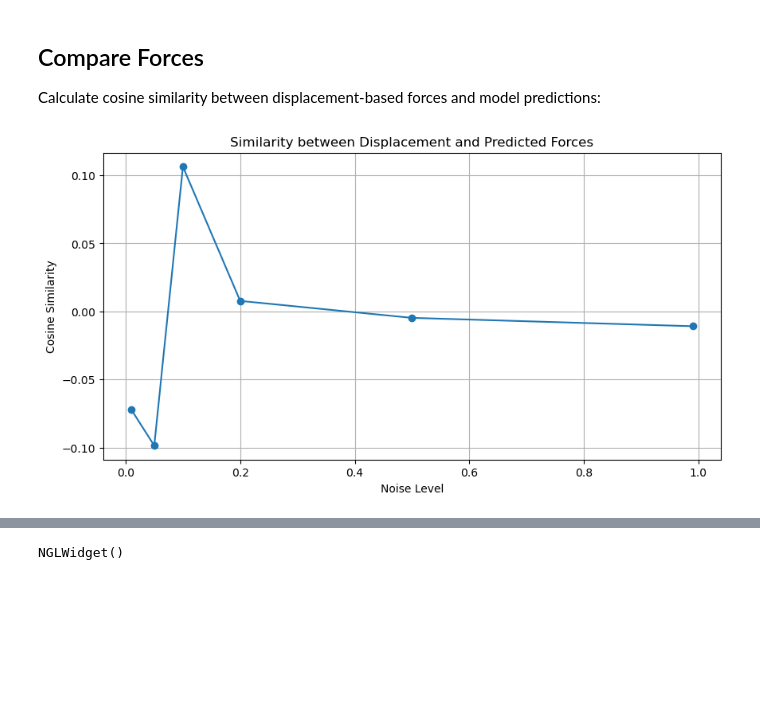
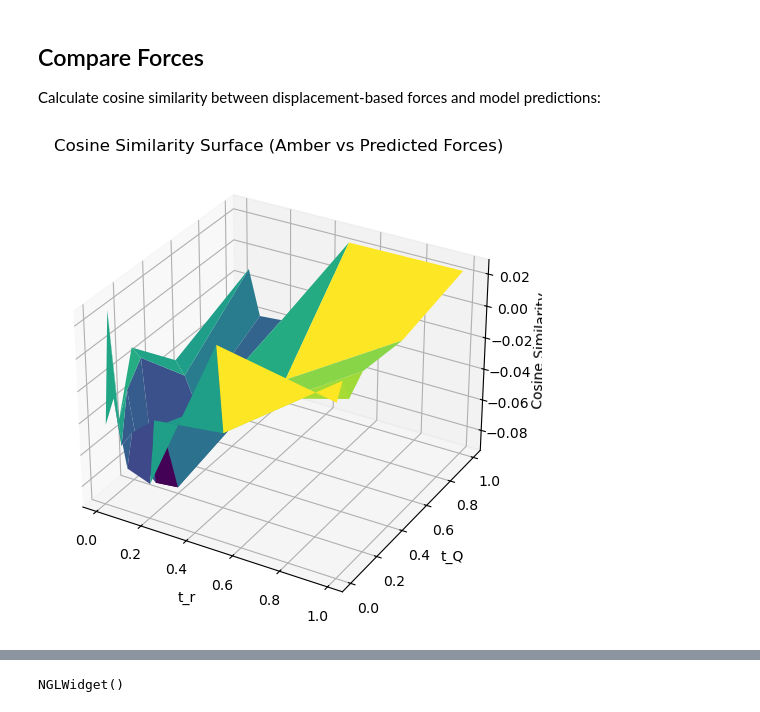
Before and after one commit to ishan-gaur/bioemu-tps, a Jupyter notebook: notebooks/force_predictions_debug.ipynb, the cells around one changed output, grey strips where cells are left out. Drawn from its saved outputs; the diff is of its cells as text; code cells hidden in the pictures; blank space fills up the shorter version.

```diff
--- a/notebooks/force_predictions_debug.ipynb
+++ b/notebooks/force_predictions_debug.ipynb
@@ -92,3 +83,14 @@ for t in noise_levels:
+# %%
+# Get model predictions at different noise levels
+noise_levels_r = [0.01, 0.05, 0.1, 0.2, 0.5, 0.99]
+noise_levels_Q = [0.01, 0.05, 0.1, 0.2, 0.5, 0.99]
+predicted_forces = {}
+
+from itertools import product
+for t_r, t_Q in list(product(noise_levels_r, noise_levels_Q)):
+    score = bioemu_interpolator.get_forces(start_frame_FAbX.cuda(), t=t_r, t_r=t_r, t_Q=t_Q, return_rigid=False)
+    # score /= torch.linalg.vector_norm(score, dim=-1, keepdim=True)
+    predicted_forces[(t_r, t_Q)] = score.detach().cpu()
 # %% [markdown]
 ## Visualize Structure and Forces
 # %%
@@ -104,7 +106,7 @@ backbone_indices = np.where(backbone_mask)[0]  # indices of backbone atoms
 
 # 3. Get the backbone coordinates and forces
 coords_backbone = coords_all_ang[backbone_indices]  # shape (N_backbone, 3)
-forces_backbone = predicted_forces[0.05].squeeze().cpu().numpy()
+forces_backbone = predicted_forces[(0.2, 0.99)].squeeze().cpu().numpy()
 
 traj = md.Trajectory(coords_all_ang[None, :, :] / 10, topology)
 
@@ -115,6 +117,7 @@ view.add_ball_and_stick()
 for i, idx in enumerate(backbone_indices):
     start = coords_all_ang[idx]  # in Angstroms
     start_nm = start / 10    # convert to nm for MDTraj
+    print(start.shape, forces_backbone.shape)
     end_nm = start_nm + (forces_backbone[i] / 10) * scale  # scale force and convert to nm
     view.shape.add_arrow(start_nm * 10, end_nm * 10, [1, 0, 0], 0.2)  # nglview expects Å
 
@@ -220,63 +240,59 @@ Force magnitudes (first 5 atoms): [0.18617223 1.3195617  1.4917045  1.171056   0
 
 Calculate cosine similarity between displacement-based forces and model predictions:
 # %%
-similarities = {}
-for t, forces_FAbX in predicted_forces.items():
-    similarity = torch.einsum("fax,fax->fa", amber_forces_FAbX, forces_FAbX)
-    similarity /= torch.linalg.vector_norm(amber_forces_FAbX, dim=-1) * torch.linalg.vector_norm(forces_FAbX, dim=-1)
-    similarities[t] = similarity.mean().item()
+from mpl_toolkits.mplot3d import Axes3D
 
-plt.figure(figsize=(10, 5))
-plt.plot(list(similarities.keys()), list(similarities.values()), 'o-')
-plt.xlabel("Noise Level")
-plt.ylabel("Cosine Similarity")
-plt.title("Similarity between Displacement and Predicted Forces")
-plt.grid(True)
+# 1. Cosine similarity surface plot over (t_r, t_Q)
+similarities = np.zeros((len(noise_levels_r), len(noise_levels_Q)))
+for i, t_r in enumerate(noise_levels_r):
+    for j, t_Q in enumerate(noise_levels_Q):
+        forces_FAbX = predicted_forces[(t_r, t_Q)]
+        similarity = torch.einsum("fax,fax->fa", amber_forces_FAbX, forces_FAbX)
+        similarity /= torch.linalg.vector_norm(amber_forces_FAbX, dim=-1) * torch.linalg.vector_norm(forces_FAbX, dim=-1)
+        similarities[i, j] = similarity.mean().item()
+
+T_R, T_Q = np.meshgrid(noise_levels_r, noise_levels_Q, indexing='ij')
+fig = plt.figure(figsize=(8, 6))
+ax = fig.add_subplot(111, projection='3d')
+ax.plot_surface(T_R, T_Q, similarities, cmap='viridis')
+ax.set_xlabel('t_r')
+ax.set_ylabel('t_Q')
+ax.set_zlabel('Cosine Similarity')
+ax.set_title('Cosine Similarity Surface (Amber vs Predicted Forces)')
 plt.show()
 
-# Create scatter plot comparing force magnitudes
+# 2. Scatter plot for force magnitudes, only for (t, t)
 plt.figure(figsize=(10, 5))
-for t, forces_FAbX in predicted_forces.items():
-    amber_force_mags = torch.linalg.vector_norm(amber_forces_FAbX, dim=-1).flatten()
-    pred_force_mags = torch.linalg.vector_norm(forces_FAbX, dim=-1).flatten()
-    plt.scatter(amber_force_mags, pred_force_mags, alpha=0.5, label=f'Noise={t}')
-
+for t in noise_levels_r:
+    if (t, t) in predicted_forces:
+        forces_FAbX = predicted_forces[(t, t)]
+        amber_force_mags = torch.linalg.vector_norm(amber_forces_FAbX, dim=-1).flatten()
+        pred_force_mags = torch.linalg.vector_norm(forces_FAbX, dim=-1).flatten()
+        plt.scatter(amber_force_mags, pred_force_mags, alpha=0.5, label=f'Noise={t}')
 plt.plot([0, amber_force_mags.max()], [0, amber_force_mags.max()], 'k--', label='y=x')
 plt.xlabel('Amber Force Magnitude')
 plt.ylabel('Predicted Force Magnitude')
-plt.title('Force Magnitude Comparison')
+plt.title('Force Magnitude Comparison (t_r = t_Q)')
 plt.legend()
 plt.grid(True)
 plt.show()
 
-
-# Create scatter plot comparing force magnitudes
+# 3. Normalized scatter plot for (t, t) only
 plt.figure(figsize=(10, 5))
-for t, forces_FAbX in predicted_forces.items():
-    amber_force_mags = torch.linalg.vector_norm(amber_forces_FAbX, dim=-1).flatten()
-    pred_force_mags = torch.linalg.vector_norm(forces_FAbX, dim=-1).flatten()
-
-    # # Normalize to [0,1] range
-    # amber_force_mags = amber_force_mags / amber_force_mags.max()
-    # pred_force_mags = pred_force_mags / pred_force_mags.max()
-
-    # # Filter out points with predicted force magnitude > 0.2
-    # mask = pred_force_mags <= 0.2
-    # amber_force_mags = amber_force_mags[mask]
-    # pred_force_mags = pred_force_mags[mask]
-
-    # # normalize again (after removing outliers)
-    amber_force_mags = (amber_force_mags - amber_force_mags.min())/ (amber_force_mags.max() - amber_force_mags.min())
-    pred_force_mags = (pred_force_mags - pred_force_mags.min()) / (pred_force_mags.max() - pred_force_mags.min())
-
-    plt.scatter(amber_force_mags, pred_force_mags, alpha=0.5, label=f'Noise={t}')
-
+for t in noise_levels_r:
+    if (t, t) in predicted_forces:
+        forces_FAbX = predicted_forces[(t, t)]
+        amber_force_mags = torch.linalg.vector_norm(amber_forces_FAbX, dim=-1).flatten()
+        pred_force_mags = torch.linalg.vector_norm(forces_FAbX, dim=-1).flatten()
+        amber_force_mags = (amber_force_mags - amber_force_mags.min()) / (amber_force_mags.max() - amber_force_mags.min())
+        pred_force_mags = (pred_force_mags - pred_force_mags.min()) / (pred_force_mags.max() - pred_force_mags.min())
+        plt.scatter(amber_force_mags, pred_force_mags, alpha=0.5, label=f'Noise={t}')
 plt.plot([0, 1], [0, 1], 'k--', label='y=x')
 plt.xlabel('Amber Force Magnitude (Normalized)')
 plt.ylabel('Predicted Force Magnitude (Normalized)')
-plt.title('Force Magnitude Comparison (Normalized)')
+plt.title('Force Magnitude Comparison (Normalized, t_r = t_Q)')
 plt.legend()
 plt.grid(True)
 plt.show()
 # %% [output]
-[figure, old version]
+[figure, new version]
```
Also changed, not shown: parts of 5 cells of this notebook, 10 other files.
